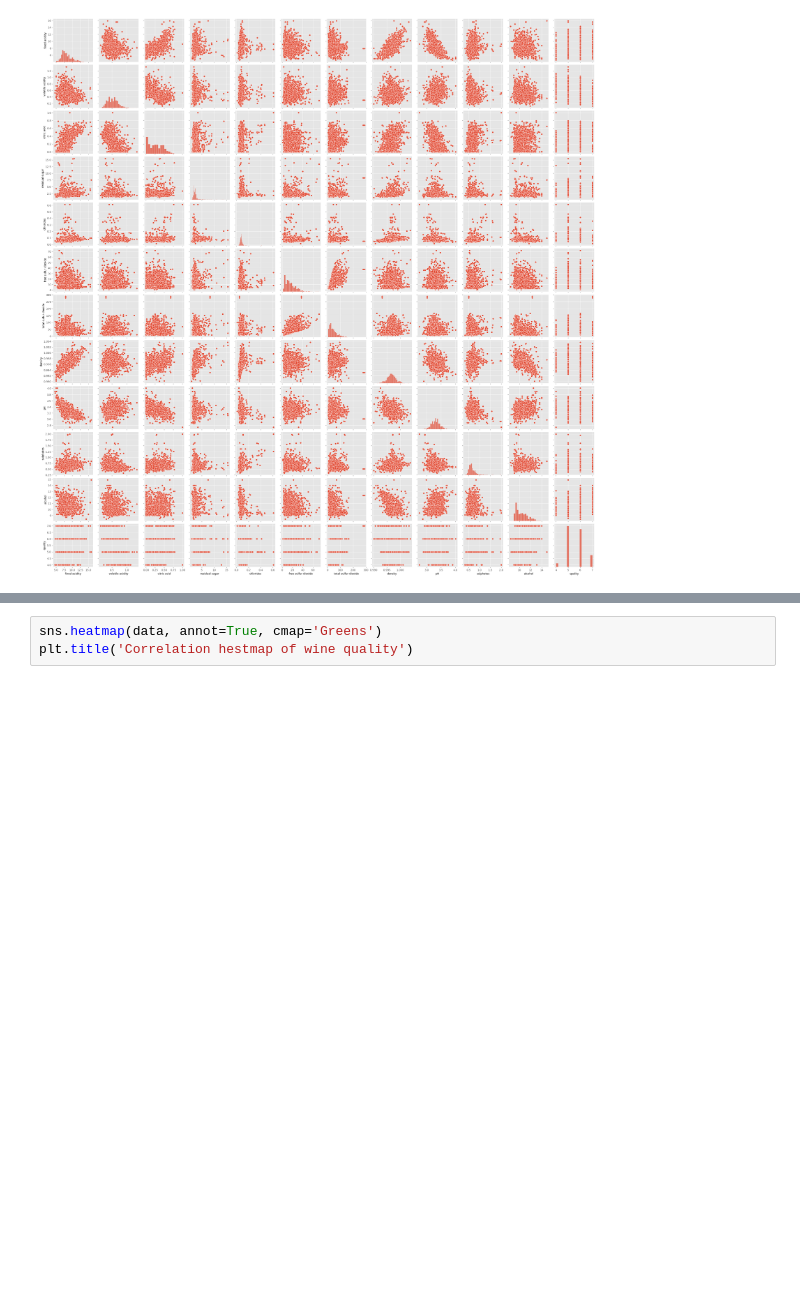
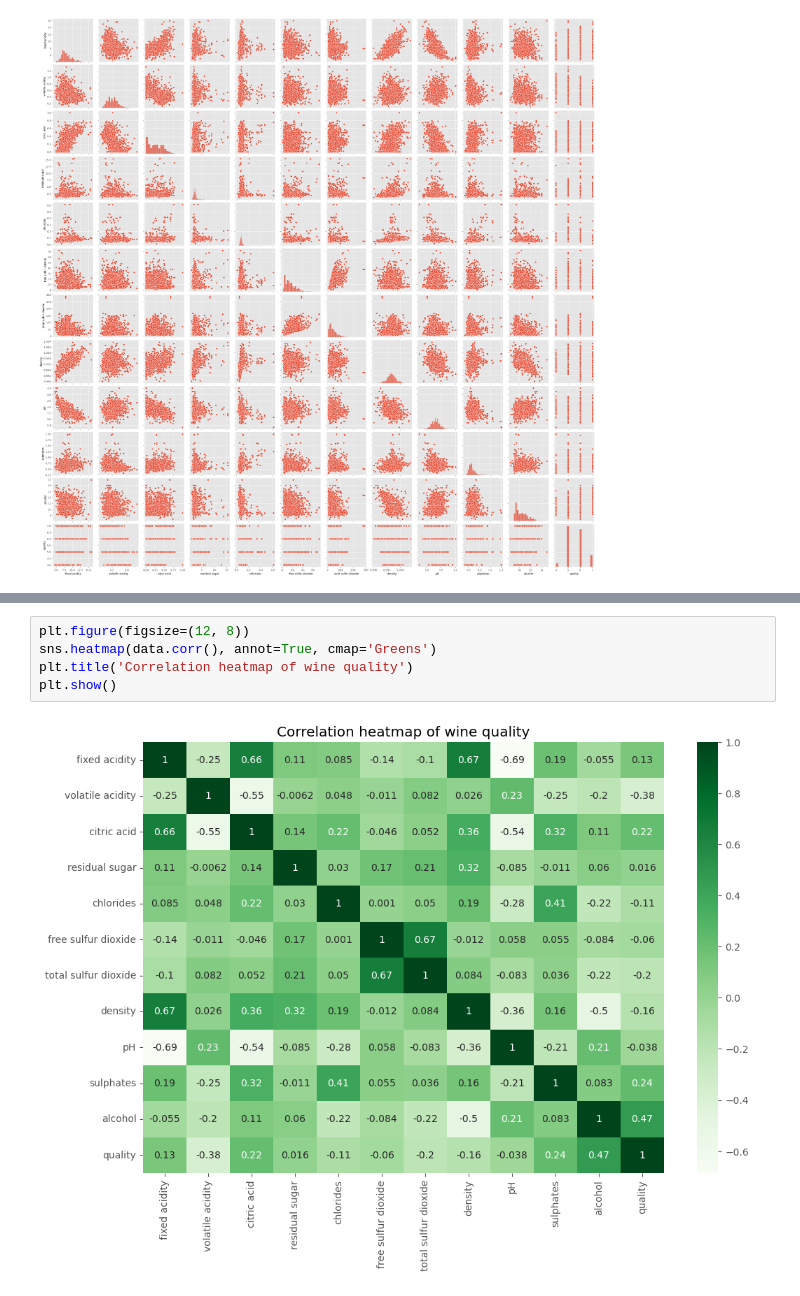
Before and after one commit to Joakimanochie/wine_quality_app, a Jupyter notebook: research/experiment.ipynb, the cells around one changed output, grey strips where cells are left out. Saved outputs shown, nothing was run; the diff lists cells and outputs as text; blank space fills up the shorter version.

```diff
--- a/research/experiment.ipynb
+++ b/research/experiment.ipynb
@@ -151,3 +167,7 @@ plt.show()
 # %%
-sns.heatmap(data, annot=True, cmap='Greens')
-plt.title('Correlation hestmap of wine quality')
+plt.figure(figsize=(12, 8))
+sns.heatmap(data.corr(), annot=True, cmap='Greens')
+plt.title('Correlation heatmap of wine quality')
+plt.show()
+# %% [output]
+[figure, added]
```
Also changed, not shown: parts of 11 cells of this notebook.
